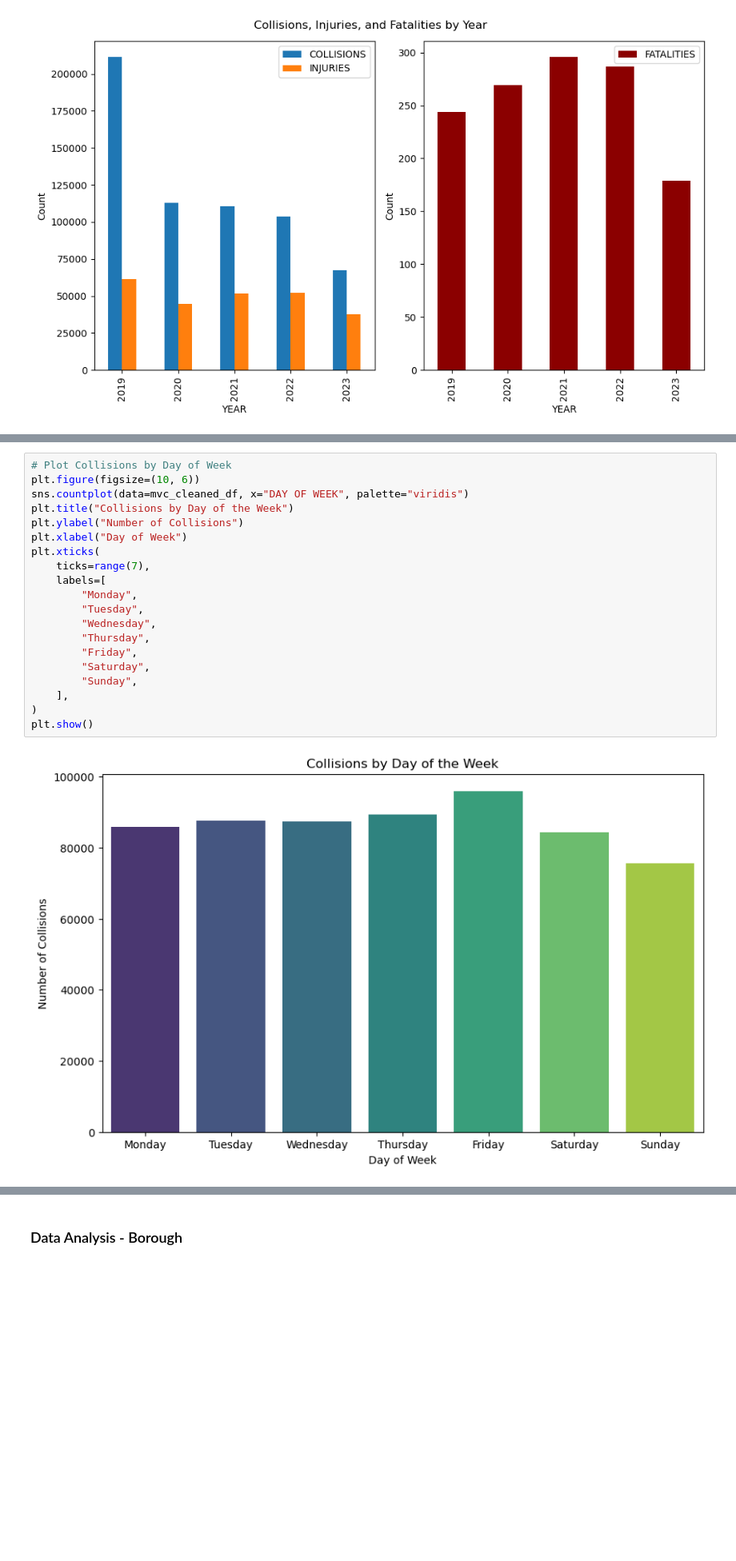
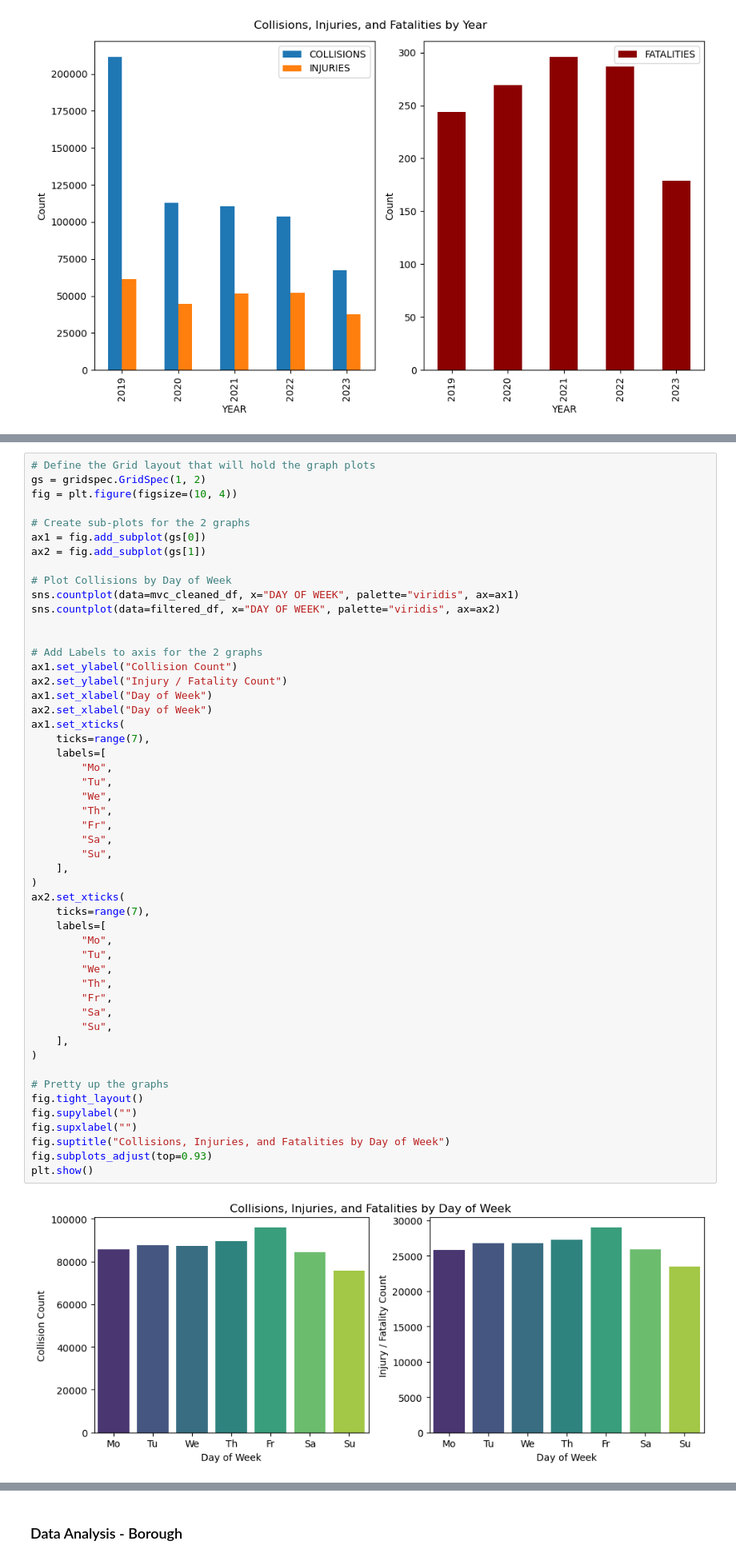
Before and after one commit to NedKost/MS-AAI-500-Team-Project, a Jupyter notebook: NYC Traffic Collision Analysis and Modeling.ipynb, the cells around one changed output, grey strips where cells are left out. Shown at 80% size. Saved outputs shown, nothing was run; the diff lists cells and outputs as text; blank space fills up the shorter version.

```diff
--- a/NYC Traffic Collision Analysis and Modeling.ipynb
+++ b/NYC Traffic Collision Analysis and Modeling.ipynb
@@ -439,22 +559,53 @@ plt.show()
 # %%
+# Define the Grid layout that will hold the graph plots
+gs = gridspec.GridSpec(1, 2)
+fig = plt.figure(figsize=(10, 4))
+
+# Create sub-plots for the 2 graphs
+ax1 = fig.add_subplot(gs[0])
+ax2 = fig.add_subplot(gs[1])
+
 # Plot Collisions by Day of Week
-plt.figure(figsize=(10, 6))
-sns.countplot(data=mvc_cleaned_df, x="DAY OF WEEK", palette="viridis")
-plt.title("Collisions by Day of the Week")
-plt.ylabel("Number of Collisions")
-plt.xlabel("Day of Week")
-plt.xticks(
+sns.countplot(data=mvc_cleaned_df, x="DAY OF WEEK", palette="viridis", ax=ax1)
+sns.countplot(data=filtered_df, x="DAY OF WEEK", palette="viridis", ax=ax2)
+
+
+# Add Labels to axis for the 2 graphs
+ax1.set_ylabel("Collision Count")
+ax2.set_ylabel("Injury / Fatality Count")
+ax1.set_xlabel("Day of Week")
+ax2.set_xlabel("Day of Week")
+ax1.set_xticks(
     ticks=range(7),
     labels=[
-        "Monday",
-        "Tuesday",
-        "Wednesday",
-        "Thursday",
-        "Friday",
-        "Saturday",
-        "Sunday",
+        "Mo",
+        "Tu",
+        "We",
+        "Th",
+        "Fr",
+        "Sa",
+        "Su",
     ],
 )
+ax2.set_xticks(
+    ticks=range(7),
+    labels=[
+        "Mo",
+        "Tu",
+        "We",
+        "Th",
+        "Fr",
+        "Sa",
+        "Su",
+    ],
+)
+
+# Pretty up the graphs
+fig.tight_layout()
+fig.supylabel("")
+fig.supxlabel("")
+fig.suptitle("Collisions, Injuries, and Fatalities by Day of Week")
+fig.subplots_adjust(top=0.93)
 plt.show()
 # %% [output]
-[figure, old version]
+[figure, new version]
```
Also changed, not shown: parts of 19 cells of this notebook.
